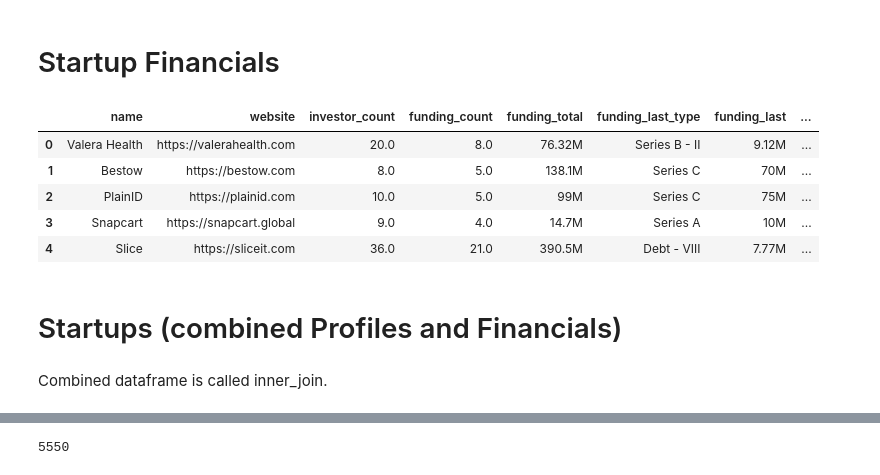
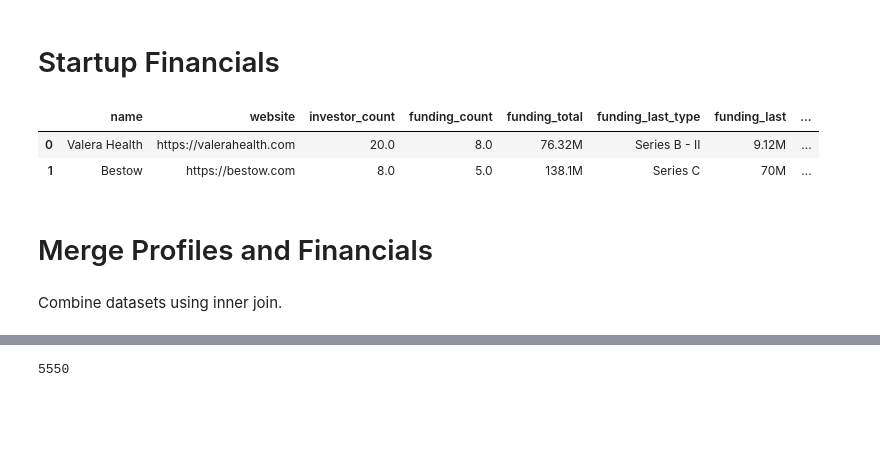
Before and after one commit to WiHi1131/Data-Mining-Project, a Jupyter notebook: cleaning/tables.ipynb, the cells around one changed output, grey strips where cells are left out. Cells and saved outputs as stored; diff of their text form; code cells hidden in the pictures; blank space fills up the shorter version.

```diff
--- a/cleaning/tables.ipynb
+++ b/cleaning/tables.ipynb
@@ -17,17 +16,14 @@ profiles.head()
 # %% [markdown]
 # Startup Financials
 # %%
-financials.head()
+financials.head(2)
 # %% [output]
 |  | name | website | investor_count | funding_count | funding_total | funding_last_type | funding_last | ... |
 | 0 | Valera Health | https://valerahealth.com | 20.0 | 8.0 | 76.32M | Series B - II | 9.12M | ... |
 | 1 | Bestow | https://bestow.com | 8.0 | 5.0 | 138.1M | Series C | 70M | ... |
-| 2 | PlainID | https://plainid.com | 10.0 | 5.0 | 99M | Series C | 75M | ... |
-| 3 | Snapcart | https://snapcart.global | 9.0 | 4.0 | 14.7M | Series A | 10M | ... |
-| 4 | Slice | https://sliceit.com | 36.0 | 21.0 | 390.5M | Debt - VIII | 7.77M | ... |
 # %% [markdown]
-# Startups (combined Profiles and Financials)
+# Merge Profiles and Financials
 # %% [markdown]
-Combined dataframe is called inner_join.
+Combine datasets using inner join.
 # %%
 inner_join = pd.merge(profiles, financials, on='website', how='inner')
```
Also changed, not shown: parts of 15 cells of this notebook, 8 other files.
